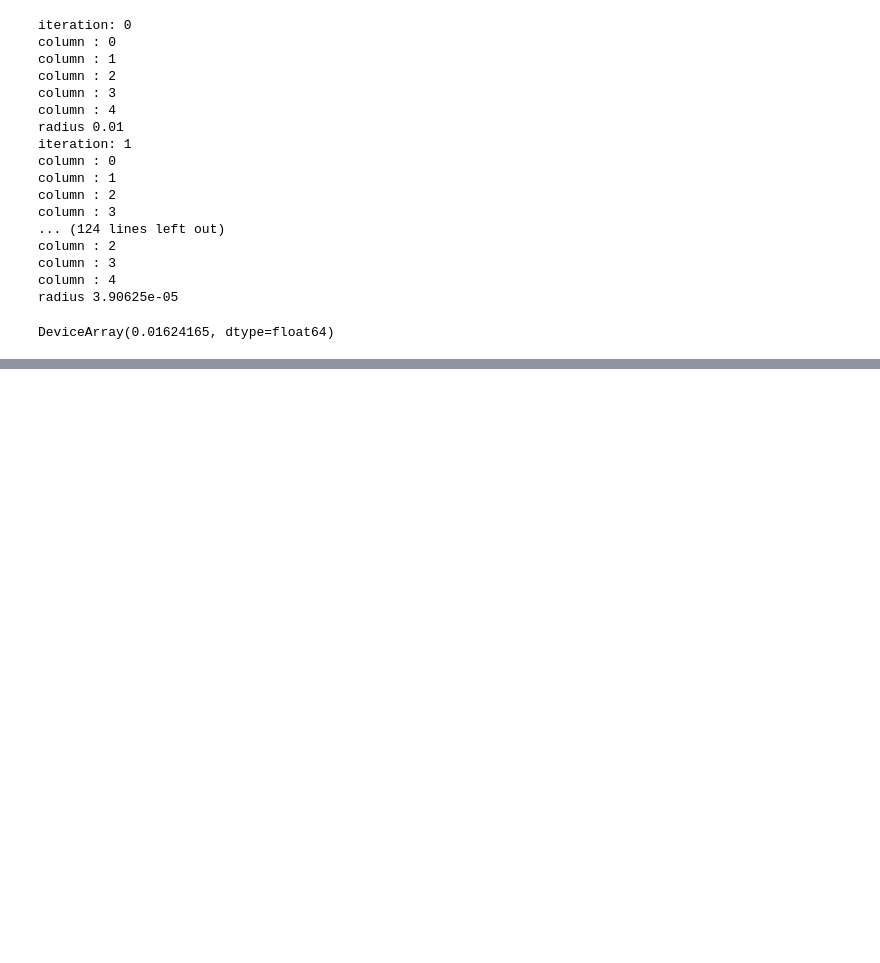
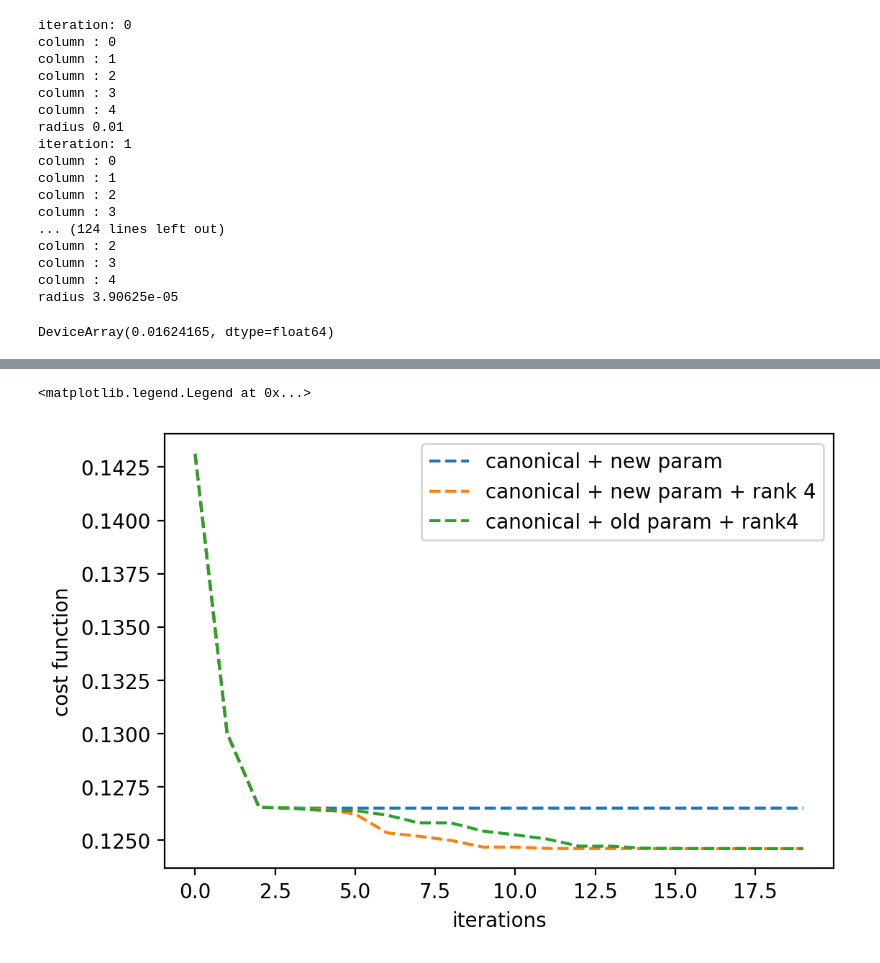
Before and after one commit to EmilianoG-byte/opentn, a Jupyter notebook: experiments/trust_region_2site_ansatz.ipynb, the cells around one changed output, grey strips where cells are left out. Saved outputs shown, nothing was run; the diff lists cells and outputs as text; code cells hidden in the pictures; blank space fills up the shorter version.

```diff
--- a/experiments/trust_region_2site_ansatz.ipynb
+++ b/experiments/trust_region_2site_ansatz.ipynb
@@ -855,0 +1039,9 @@ DeviceArray(0.57042091, dtype=float64)
+# %%
+# after all these changes I don't expet it to work at once, but let's see:
+f_stiefel_param = lambda xi: frobenius_norm(model_stiefel_local(xi, N, d, ), exp_Lvec)
+grad_stiefel_param = lambda xi: gradient_stiefel_vec(xi, f_stiefel_param, metric='canonical')
+hessian_stiefel_param = lambda xi: riemannian_hessian_vec(xi, f_stiefel_param, metric='canonical')
+
+xs_param, f_param, err_param, radius_param = riemannian_trust_region_optimize(
+    f_stiefel_param, retract_stiefel, grad_stiefel_param, hessian_stiefel_param, xs_pbc_stiefel, save_x=True, niter=20
+)
@@ -855,0 +1066,5 @@ DeviceArray(0.57042091, dtype=float64)
+# %%
+
+xs_param_rank4, f_param_rank4, err_param_rank4, radius_param_rank4 = riemannian_trust_region_optimize(
+    f_stiefel_param, retract_stiefel, grad_stiefel_param, hessian_stiefel_param, xs_stiefel_rank4, save_x=True, niter=20
+)
@@ -855,0 +1089,11 @@ DeviceArray(0.57042091, dtype=float64)
+# %%
+plt.figure(dpi=200)
+plt.ylabel('cost function')
+plt.xlabel('iterations')
+plt.plot(f_param, '--', label='canonical + new param')
+plt.plot(f_param_rank4, '--', label='canonical + new param + rank 4')
+plt.plot(f_canon_rank4_1[:20], '--', label='canonical + old param + rank4')
+plt.legend()
+# %% [output]
+<matplotlib.legend.Legend at 0x...>
+[figure, added]
```
Also changed, not shown: parts of 27 cells of this notebook, 2 other files.
